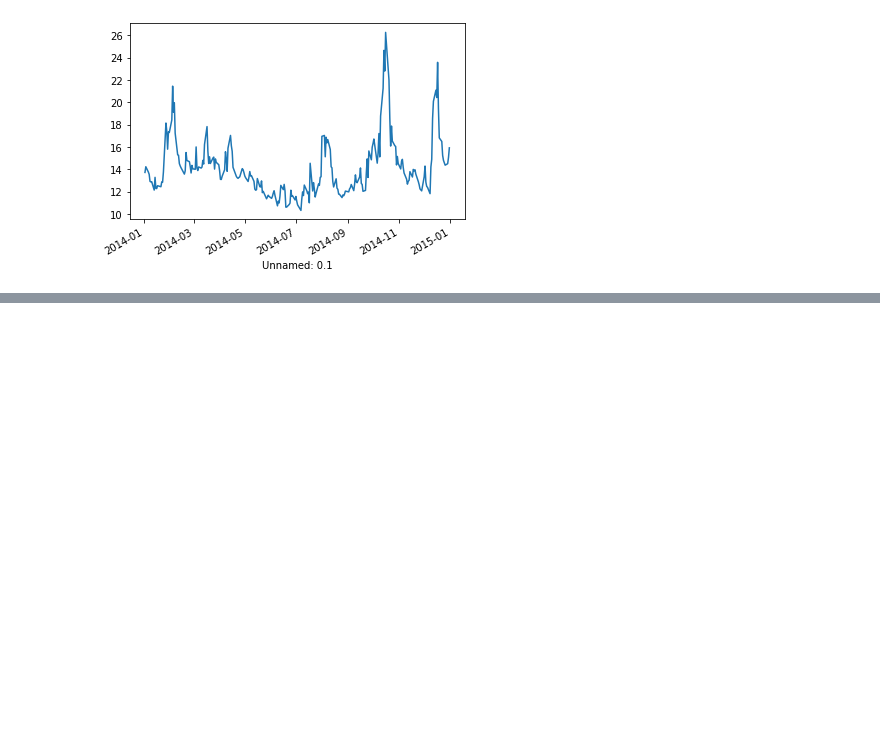
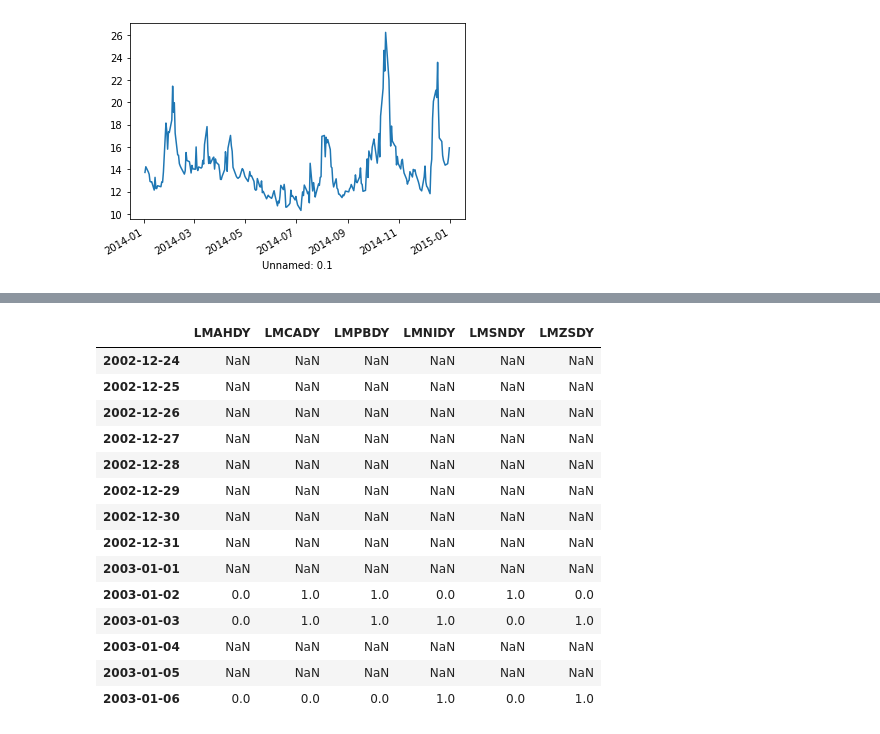
Before and after one commit to physikcat/PredictPrice, a Jupyter notebook: PridictPrice_datetime.ipynb, the cells around one changed output, grey strips where cells are left out. Saved outputs shown, nothing was run; the diff lists cells and outputs as text; code cells hidden in the pictures; blank space fills up the shorter version.

```diff
--- a/PridictPrice_datetime.ipynb
+++ b/PridictPrice_datetime.ipynb
@@ -355,0 +496,20 @@ vix_pct.plot()
+# %%
+# 测试
+dates = pd.date_range(end='2003-01-06T00:00:00.000000000', periods=14)
+Y_label_1d_df.reindex(dates)
+# %% [output]
+|  | LMAHDY | LMCADY | LMPBDY | LMNIDY | LMSNDY | LMZSDY |
+| 2002-12-24 | NaN | NaN | NaN | NaN | NaN | NaN |
+| 2002-12-25 | NaN | NaN | NaN | NaN | NaN | NaN |
+| 2002-12-26 | NaN | NaN | NaN | NaN | NaN | NaN |
+| 2002-12-27 | NaN | NaN | NaN | NaN | NaN | NaN |
+| 2002-12-28 | NaN | NaN | NaN | NaN | NaN | NaN |
+| 2002-12-29 | NaN | NaN | NaN | NaN | NaN | NaN |
+| 2002-12-30 | NaN | NaN | NaN | NaN | NaN | NaN |
+| 2002-12-31 | NaN | NaN | NaN | NaN | NaN | NaN |
+| 2003-01-01 | NaN | NaN | NaN | NaN | NaN | NaN |
+| 2003-01-02 | 0.0 | 1.0 | 1.0 | 0.0 | 1.0 | 0.0 |
+| 2003-01-03 | 0.0 | 1.0 | 1.0 | 1.0 | 0.0 | 1.0 |
+| 2003-01-04 | NaN | NaN | NaN | NaN | NaN | NaN |
+| 2003-01-05 | NaN | NaN | NaN | NaN | NaN | NaN |
+| 2003-01-06 | 0.0 | 0.0 | 0.0 | 1.0 | 0.0 | 1.0 |
```
Also changed, not shown: parts of 17 cells of this notebook.
